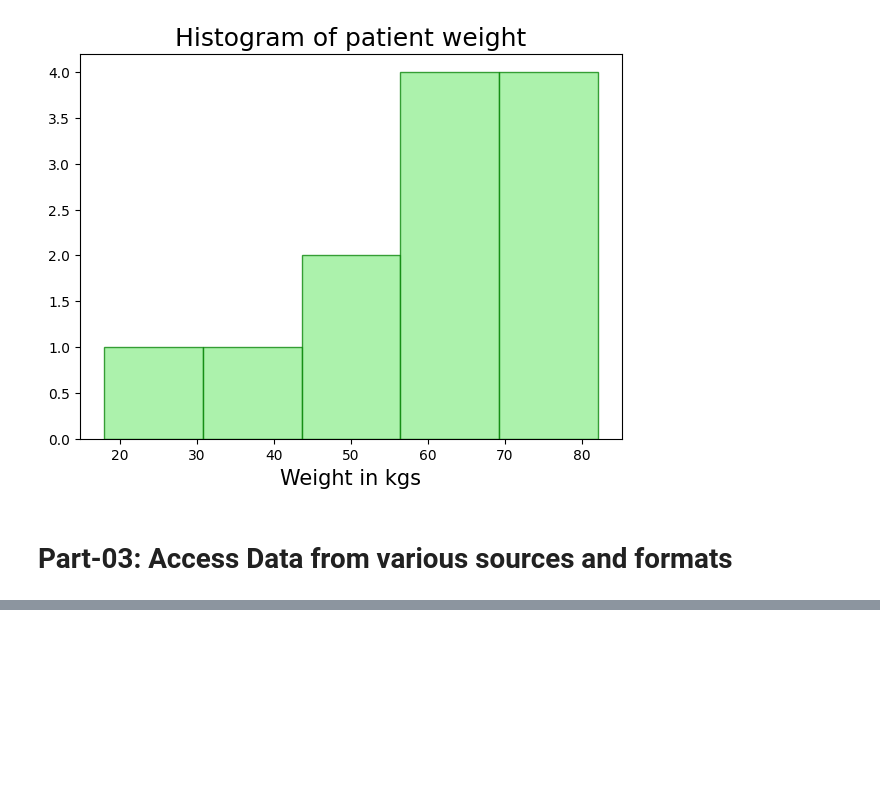
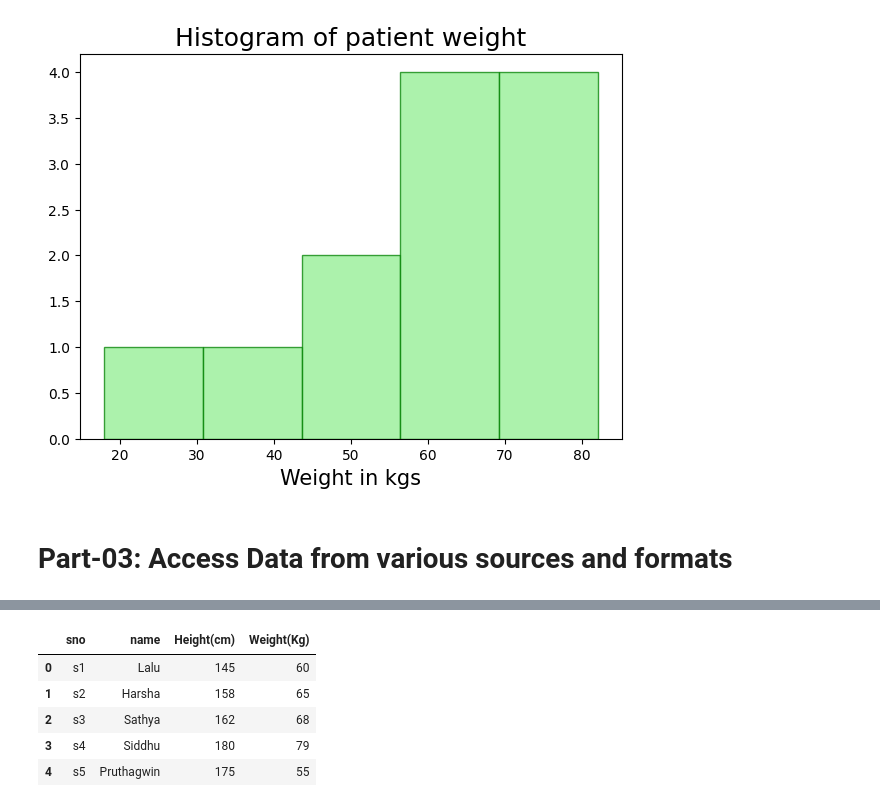
Before and after one commit to Pesaru-Sathyendra-Varma/AIML-2025, a Jupyter notebook: Lab01_AIML.ipynb, the cells around one changed output, grey strips where cells are left out. Saved outputs shown, nothing was run; the diff lists cells and outputs as text; code cells hidden in the pictures; blank space fills up the shorter version.

```diff
--- a/Lab01_AIML.ipynb
+++ b/Lab01_AIML.ipynb
@@ -134,0 +161,9 @@ import pandas as pd
+# %%
+data3
+# %% [output]
+|  | sno | name | Height(cm) | Weight(Kg) |
+| 0 | s1 | Lalu | 145 | 60 |
+| 1 | s2 | Harsha | 158 | 65 |
+| 2 | s3 | Sathya | 162 | 68 |
+| 3 | s4 | Siddhu | 180 | 79 |
+| 4 | s5 | Pruthagwin | 175 | 55 |
```
Also changed, not shown: parts of 6 cells of this notebook.
